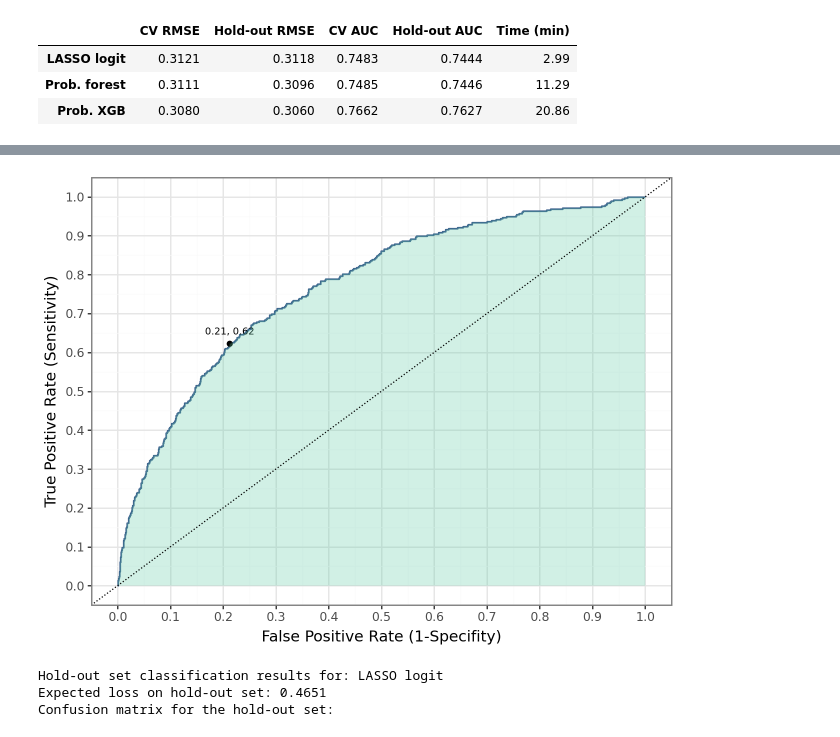
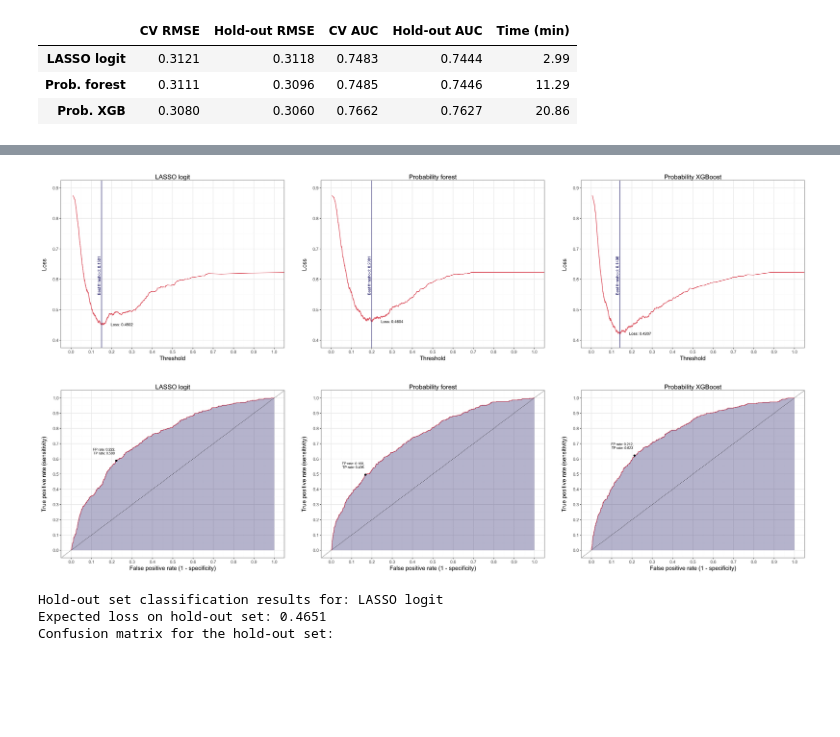
Before and after one commit to marton-nagy-marton/Data-Analysis-3, a Jupyter notebook: Home_Assignment_2/MartonNagy_DA3_HA2_prediction.ipynb, the cells around one changed output, grey strips where cells are left out. Cells and saved outputs as stored; diff of their text form; code cells hidden in the pictures; blank space fills up the shorter version.

```diff
--- a/Home_Assignment_2/MartonNagy_DA3_HA2_prediction.ipynb
+++ b/Home_Assignment_2/MartonNagy_DA3_HA2_prediction.ipynb
@@ -1013,7 +1077,46 @@ create_roc_plot_with_optimal(fold5_all_coords['prob_forest'], fold5_threshold['p
-# %%
-create_roc_plot_with_optimal(fold5_all_coords['prob_xgb'], fold5_threshold['prob_xgb'])
-# %% [output]
-[figure, removed]
+# %%
+pw.basefigure.clear()
+
+p1 = (
+    create_loss_plot(
+    fold5_all_coords['lasso_logit'],
+    fold5_threshold['lasso_logit'],
+    fold5_expected_loss['lasso_logit'])
+    + labs(title = 'LASSO logit')
+    + scale_y_continuous(limits=(0.4, 0.9), breaks=seq(0.4, 0.9, 0.1))
+)
+
+p2 = (
+    create_loss_plot(
+    fold5_all_coords['prob_forest'],
+    fold5_threshold['prob_forest'],
+    fold5_expected_loss['prob_forest'])
+    + labs(title = 'Probability forest')
+    + scale_y_continuous(limits=(0.4, 0.9), breaks=seq(0.4, 0.9, 0.1))
+)
+
+p3 = (
+    create_loss_plot(
+    fold5_all_coords['prob_xgb'],
+    fold5_threshold['prob_xgb'],
+    fold5_expected_loss['prob_xgb'])
+    + labs(title = 'Probability XGBoost')
+    + scale_y_continuous(limits=(0.4, 0.9), breaks=seq(0.4, 0.9, 0.1))
+)
+
+display(pw.load_ggplot(p1) | pw.load_ggplot(p2) | pw.load_ggplot(p3))
+# %% [output]
+[figure, added]
+# %%
+pw.basefigure.clear()
+
+p1 = create_roc_plot_with_optimal(fold5_all_coords['lasso_logit'], fold5_threshold['lasso_logit']) + labs(title='LASSO logit')
+p2 = create_roc_plot_with_optimal(fold5_all_coords['prob_forest'], fold5_threshold['prob_forest']) + labs(title='Probability forest')
+p3 = create_roc_plot_with_optimal(fold5_all_coords['prob_xgb'], fold5_threshold['prob_xgb']) + labs(title='Probability XGBoost')
+
+display(pw.load_ggplot(p1) | pw.load_ggplot(p2) | pw.load_ggplot(p3))
+# %% [output]
+[figure, added]
 # %%
 pred_dc = {
     'lasso_logit' : {
```
Also changed, not shown: parts of 40 cells of this notebook.
